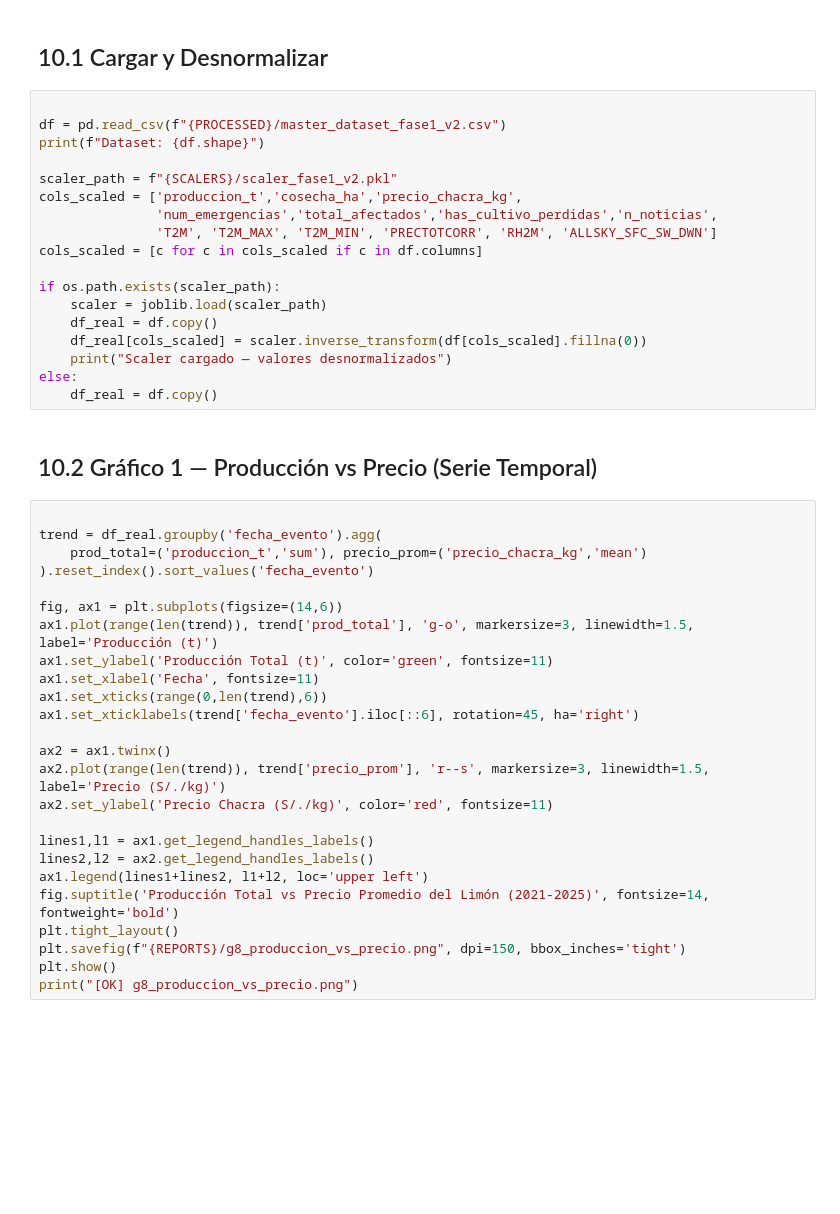
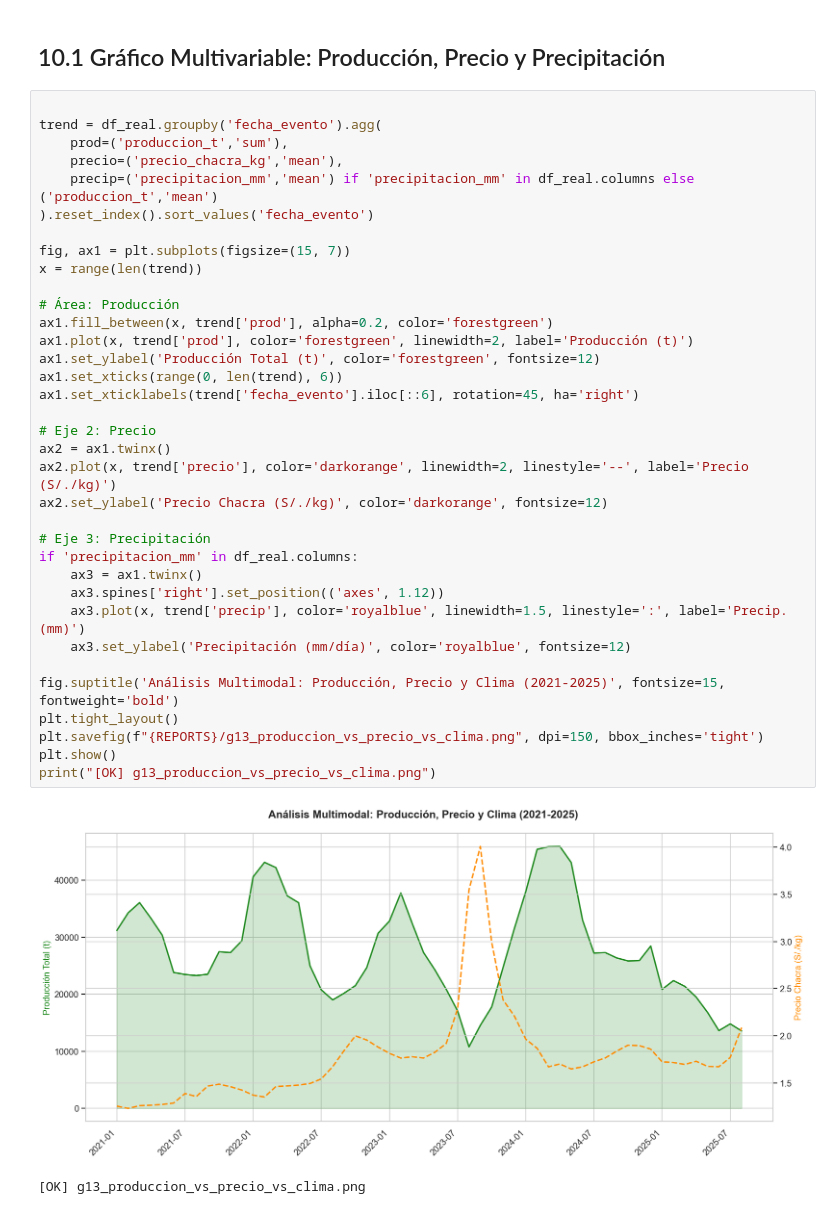
Before and after one commit to YeralD21/Machine-Learning-Multimodal--Agro-NLP-Clima-, a Jupyter notebook: notebooks/actividad_10_reexploracion.ipynb, the cells around one changed output. Saved outputs shown, nothing was run; the diff lists cells and outputs as text; blank space fills up the shorter version.

```diff
--- a/notebooks/actividad_10_reexploracion.ipynb
+++ b/notebooks/actividad_10_reexploracion.ipynb
@@ -29,48 +55,41 @@ print(f"CWD: {os.getcwd()} | Config OK")
 # %% [markdown]
-## 10.1 Cargar y Desnormalizar
+## 10.1 Gráfico Multivariable: Producción, Precio y Precipitación
-# %%
-
-df = pd.read_csv(f"{PROCESSED}/master_dataset_fase1_v2.csv")
-print(f"Dataset: {df.shape}")
-
-scaler_path = f"{SCALERS}/scaler_fase1_v2.pkl"
-cols_scaled = ['produccion_t','cosecha_ha','precio_chacra_kg',
-               'num_emergencias','total_afectados','has_cultivo_perdidas','n_noticias',
-               'T2M', 'T2M_MAX', 'T2M_MIN', 'PRECTOTCORR', 'RH2M', 'ALLSKY_SFC_SW_DWN']
-cols_scaled = [c for c in cols_scaled if c in df.columns]
-
-if os.path.exists(scaler_path):
-    scaler = joblib.load(scaler_path)
-    df_real = df.copy()
-    df_real[cols_scaled] = scaler.inverse_transform(df[cols_scaled].fillna(0))
-    print("Scaler cargado — valores desnormalizados")
-else:
-    df_real = df.copy()
-# %% [markdown]
-## 10.2 Gráfico 1 — Producción vs Precio (Serie Temporal)
 # %%
 
 trend = df_real.groupby('fecha_evento').agg(
-    prod_total=('produccion_t','sum'), precio_prom=('precio_chacra_kg','mean')
+    prod=('produccion_t','sum'),
+    precio=('precio_chacra_kg','mean'),
+    precip=('precipitacion_mm','mean') if 'precipitacion_mm' in df_real.columns else ('produccion_t','mean')
 ).reset_index().sort_values('fecha_evento')
 
-fig, ax1 = plt.subplots(figsize=(14,6))
-ax1.plot(range(len(trend)), trend['prod_total'], 'g-o', markersize=3, linewidth=1.5, label='Producción (t)')
-ax1.set_ylabel('Producción Total (t)', color='green', fontsize=11)
-ax1.set_xlabel('Fecha', fontsize=11)
-ax1.set_xticks(range(0,len(trend),6))
+fig, ax1 = plt.subplots(figsize=(15, 7))
+x = range(len(trend))
+
+# Área: Producción
+ax1.fill_between(x, trend['prod'], alpha=0.2, color='forestgreen')
+ax1.plot(x, trend['prod'], color='forestgreen', linewidth=2, label='Producción (t)')
+ax1.set_ylabel('Producción Total (t)', color='forestgreen', fontsize=12)
+ax1.set_xticks(range(0, len(trend), 6))
 ax1.set_xticklabels(trend['fecha_evento'].iloc[::6], rotation=45, ha='right')
 
+# Eje 2: Precio
 ax2 = ax1.twinx()
-ax2.plot(range(len(trend)), trend['precio_prom'], 'r--s', markersize=3, linewidth=1.5, label='Precio (S/./kg)')
-ax2.set_ylabel('Precio Chacra (S/./kg)', color='red', fontsize=11)
+ax2.plot(x, trend['precio'], color='darkorange', linewidth=2, linestyle='--', label='Precio (S/./kg)')
+ax2.set_ylabel('Precio Chacra (S/./kg)', color='darkorange', fontsize=12)
 
-lines1,l1 = ax1.get_legend_handles_labels()
-lines2,l2 = ax2.get_legend_handles_labels()
-ax1.legend(lines1+lines2, l1+l2, loc='upper left')
-fig.suptitle('Producción Total vs Precio Promedio del Limón (2021-2025)', fontsize=14, fontweight='bold')
+# Eje 3: Precipitación
+if 'precipitacion_mm' in df_real.columns:
+    ax3 = ax1.twinx()
+    ax3.spines['right'].set_position(('axes', 1.12))
+    ax3.plot(x, trend['precip'], color='royalblue', linewidth=1.5, linestyle=':', label='Precip. (mm)')
+    ax3.set_ylabel('Precipitación (mm/día)', color='royalblue', fontsize=12)
+
+fig.suptitle('Análisis Multimodal: Producción, Precio y Clima (2021-2025)', fontsize=15, fontweight='bold')
 plt.tight_layout()
-plt.savefig(f"{REPORTS}/g8_produccion_vs_precio.png", dpi=150, bbox_inches='tight')
+plt.savefig(f"{REPORTS}/g13_produccion_vs_precio_vs_clima.png", dpi=150, bbox_inches='tight')
 plt.show()
-print("[OK] g8_produccion_vs_precio.png")
+print("[OK] g13_produccion_vs_precio_vs_clima.png")
+# %% [output]
+[figure, added]
+[OK] g13_produccion_vs_precio_vs_clima.png
 # %% [markdown]
```
Also changed, not shown: parts of 21 cells of this notebook, 10 other files.
